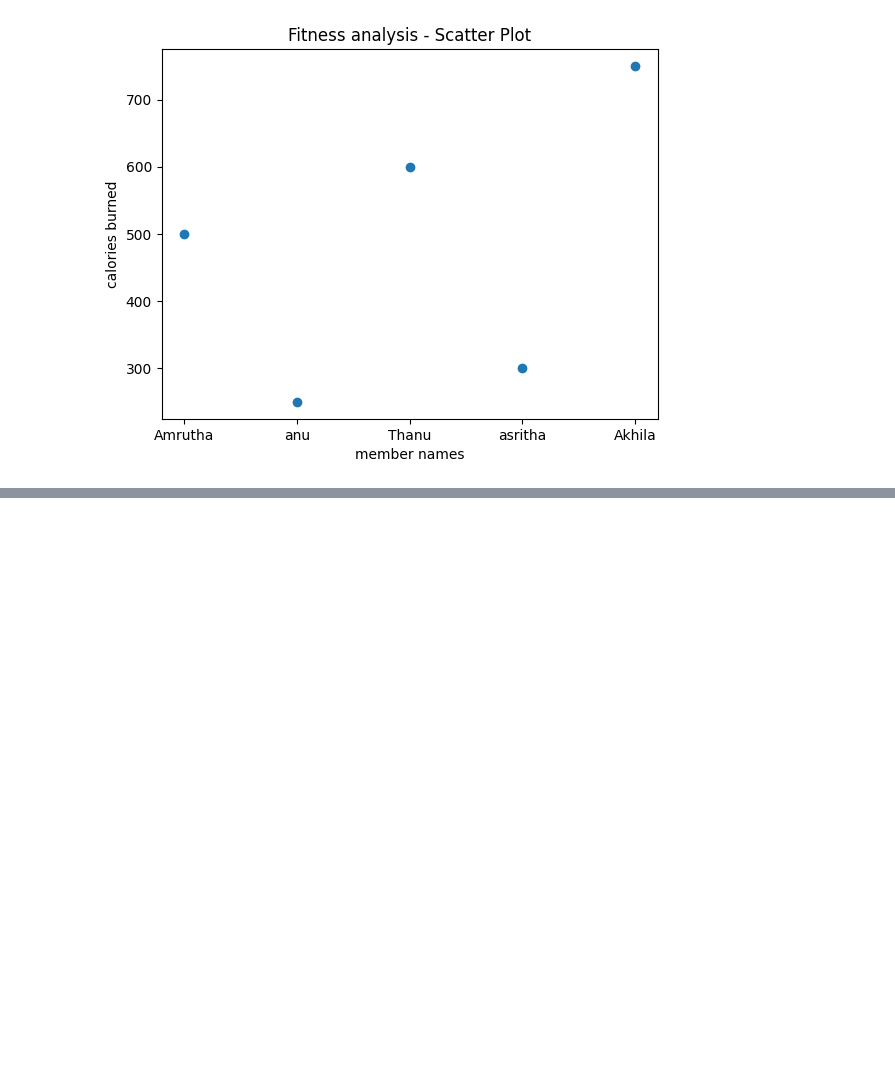
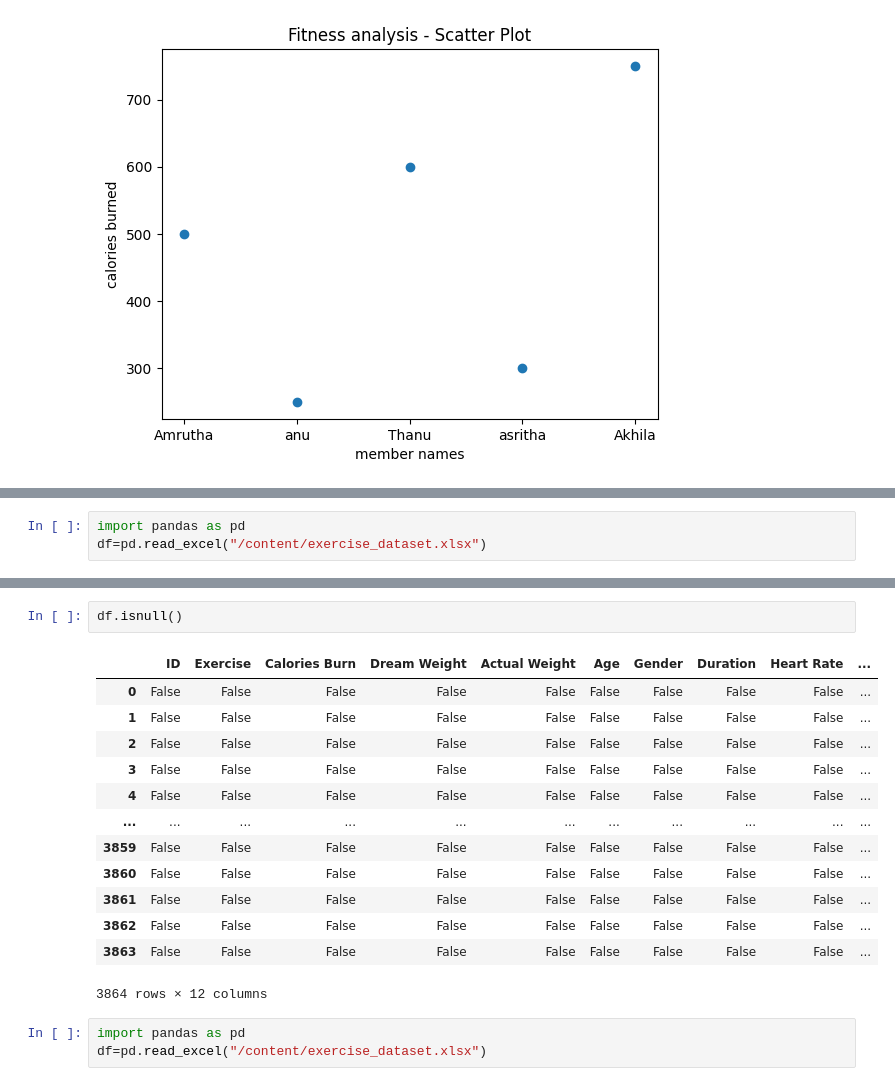
Before and after one commit to AmruthaBS282004/DATA-ANALYTICS, a Jupyter notebook: descriptive.ipynb, the cells around one changed output, grey strips where cells are left out. Saved outputs shown, nothing was run; the diff lists cells and outputs as text; blank space fills up the shorter version.

```diff
--- a/descriptive.ipynb
+++ b/descriptive.ipynb
@@ -56,0 +60,3 @@ person with maximum calories burned: Akhila
+# %%
+import pandas as pd
+df=pd.read_excel("/content/exercise_dataset.xlsx")
@@ -56,0 +115,19 @@ person with maximum calories burned: Akhila
+# %%
+df.isnull()
+# %% [output]
+|  | ID | Exercise | Calories Burn | Dream Weight | Actual Weight | Age | Gender | Duration | Heart Rate | ... |
+| 0 | False | False | False | False | False | False | False | False | False | ... |
+| 1 | False | False | False | False | False | False | False | False | False | ... |
+| 2 | False | False | False | False | False | False | False | False | False | ... |
+| 3 | False | False | False | False | False | False | False | False | False | ... |
+| 4 | False | False | False | False | False | False | False | False | False | ... |
+| ... | ... | ... | ... | ... | ... | ... | ... | ... | ... | ... |
+| 3859 | False | False | False | False | False | False | False | False | False | ... |
+| 3860 | False | False | False | False | False | False | False | False | False | ... |
+| 3861 | False | False | False | False | False | False | False | False | False | ... |
+| 3862 | False | False | False | False | False | False | False | False | False | ... |
+| 3863 | False | False | False | False | False | False | False | False | False | ... |
+3864 rows × 12 columns
+# %%
+import pandas as pd
+df=pd.read_excel("/content/exercise_dataset.xlsx")
```
Also changed, not shown: parts of 7 cells of this notebook.
